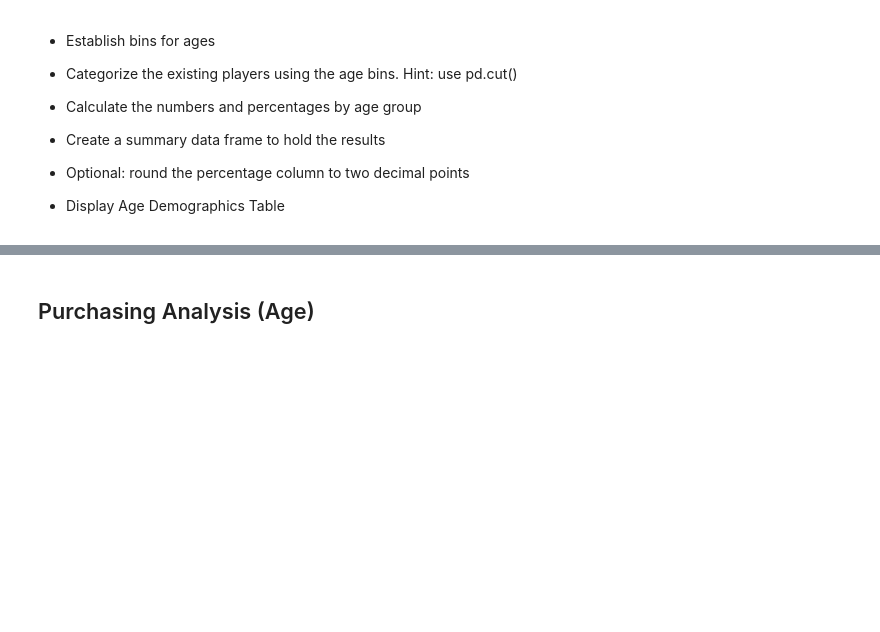
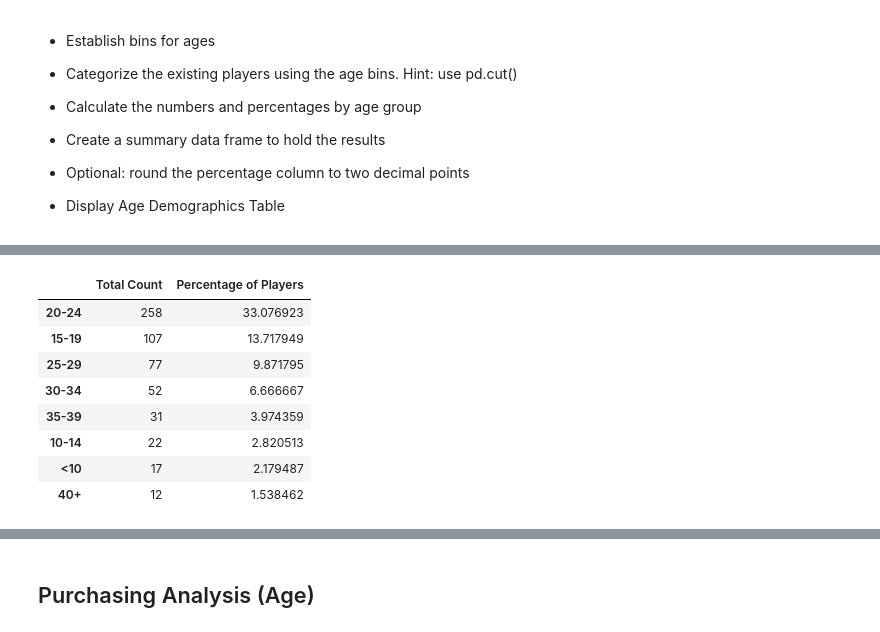
Before and after one commit to jcus/pandas-challenge, a Jupyter notebook: HeroesOfPymoli/HeroesOfPymoli.ipynb, the cells around one changed output, grey strips where cells are left out. Drawn from its saved outputs; the diff is of its cells as text; code cells hidden in the pictures; blank space fills up the shorter version.

```diff
--- a/HeroesOfPymoli/HeroesOfPymoli.ipynb
+++ b/HeroesOfPymoli/HeroesOfPymoli.ipynb
@@ -359,0 +392,7 @@ df5
+# %%
+# Calculate the total count for each age group
+ageDemoTotals = genderSum["Age Ranges"].value_counts()
+
+# Calculate the percentage of each age group
+ageDemoPercentage = ageDemoTotals / number_of_player1 * 100
+ageDemoPercentage
@@ -359,0 +409,17 @@ df5
+# %%
+#Create the age group dataframe
+ageDemoDF = pd.DataFrame({
+    "Total Count": ageDemoTotals,
+    "Percentage of Players": ageDemoPercentage
+})
+ageDemoDF
+# %% [output]
+|  | Total Count | Percentage of Players |
+| 20-24 | 258 | 33.076923 |
+| 15-19 | 107 | 13.717949 |
+| 25-29 | 77 | 9.871795 |
+| 30-34 | 52 | 6.666667 |
+| 35-39 | 31 | 3.974359 |
+| 10-14 | 22 | 2.820513 |
+| <10 | 17 | 2.179487 |
+| 40+ | 12 | 1.538462 |
```
Also changed, not shown: parts of 13 cells of this notebook.
